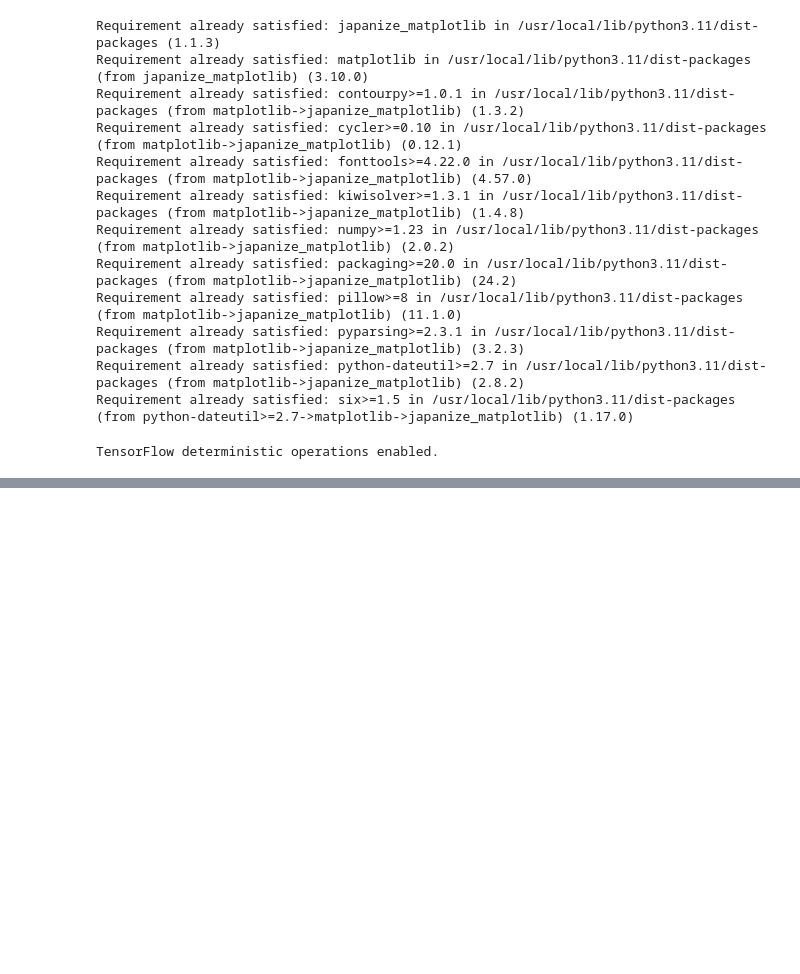
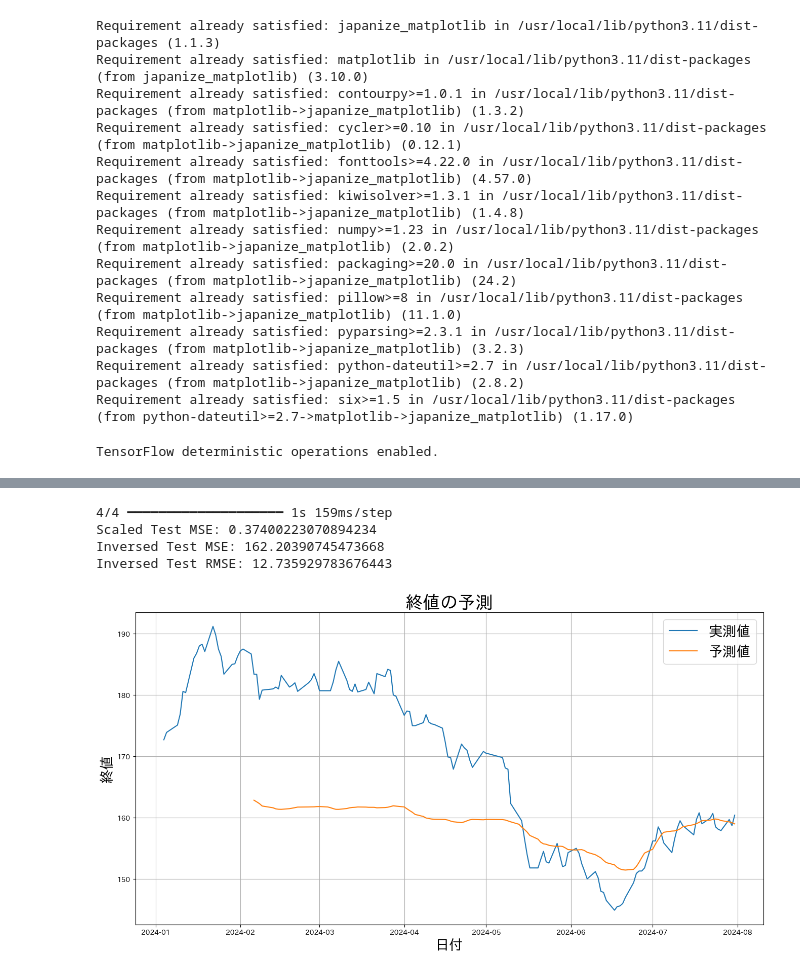
Before and after one commit to kaisei3506/close_price_prediction, a Jupyter notebook: close_price_prediction_by_lstm.ipynb, the cells around one changed output, grey strips where cells are left out. Saved outputs shown, nothing was run; the diff lists cells and outputs as text; code cells hidden in the pictures; blank space fills up the shorter version.

```diff
--- a/close_price_prediction_by_lstm.ipynb
+++ b/close_price_prediction_by_lstm.ipynb
@@ -216,6 +203,7 @@ X_test_scaled = scaler_X.transform(X_test.reshape(-1, X_test.shape[-1])).reshape
 scaler_y = StandardScaler()
 y_train_scaled = scaler_y.fit_transform(y_train.reshape(-1, y_train.shape[-1])).reshape(y_train.shape)
 y_valid_scaled = scaler_y.transform(y_valid.reshape(-1, y_valid.shape[-1])).reshape(y_valid.shape)
+y_test_scaled = scaler_y.transform(y_test.reshape(-1, y_test.shape[-1])).reshape(y_test.shape)
 # %%
 import tensorflow as tf
 from tensorflow.keras.models import Sequential
@@ -482,0 +511,9 @@ plt.show()
+# %%
+# LSTMモデルの評価
+evaluate(lstm_model, X_test_scaled, y_test_scaled, y_test, scaler_y, test, sequence_length)
+# %% [output]
+4/4 ━━━━━━━━━━━━━━━━━━━━ 1s 159ms/step
+Scaled Test MSE: 0.37400223070894234
+Inversed Test MSE: 162.20390745473668
+Inversed Test RMSE: 12.735929783676443
+[figure, added]
```
Also changed, not shown: parts of 21 cells of this notebook.
